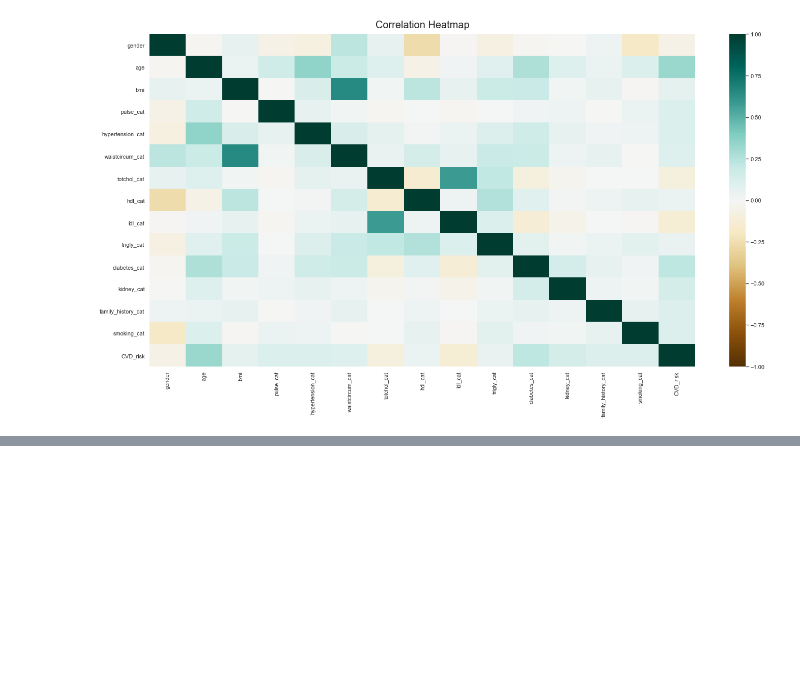
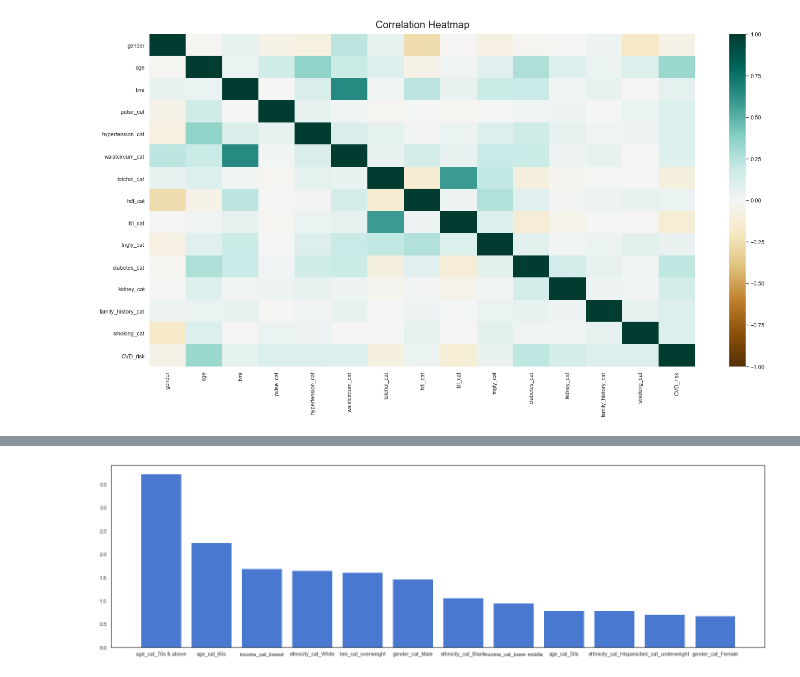
Before and after one commit to richasethi3/CVD_Prediction, a Jupyter notebook: CVD Prediction-Exploratory Data Analysis.ipynb, the cells around one changed output, grey strips where cells are left out. Cells and saved outputs as stored; diff of their text form; code cells hidden in the pictures; blank space fills up the shorter version.

```diff
--- a/CVD Prediction-Exploratory Data Analysis.ipynb
+++ b/CVD Prediction-Exploratory Data Analysis.ipynb
@@ -1118,0 +1158,20 @@ heatmap.set_title('Correlation Heatmap', fontdict={'fontsize':20}, pad=12);
+# %%
+variables=['gender_cat_Female', 'gender_cat_Male', 'age_cat_20s',
+           'age_cat_30s', 'age_cat_40s', 'age_cat_50s', 'age_cat_60s',
+           'age_cat_70s & above', 'ethnicity_cat_Black', 'ethnicity_cat_Hispanic',
+           'ethnicity_cat_Mexican', 'ethnicity_cat_Other', 'ethnicity_cat_White',
+           'income_cat_lower middle', 'income_cat_lowest', 'income_cat_middle & over',
+           'bmi_cat_underweight', 'bmi_cat_ideal', 'bmi_cat_overweight']
+d = {'Variable':[],'Odds Ratio':[],'LCB':[],'UCB':[]}
+for variable in variables:
+    CTab=pd.crosstab(df_dummies[variable],df_dummies['CVD_risk'])
+    Odds = sm.stats.Table2x2(CTab)
+    d['Variable'].append(variable)
+    d['Odds Ratio'].append(Odds.oddsratio)
+    lcb,ucb = Odds.oddsratio_confint()
+    d['LCB'].append(lcb)
+    d['UCB'].append(ucb)
+
+results = pd.DataFrame(d)
+results.sort_values(by='Odds Ratio', ascending=False, inplace=True)
+results.reset_index()
@@ -1118,0 +1196,7 @@ heatmap.set_title('Correlation Heatmap', fontdict={'fontsize':20}, pad=12);
+# %%
+plt.figure(figsize=(20,6))
+plt.bar(x='Variable',height='Odds Ratio', data=results.head(12))
+plt.tight_layout()
+plt.show()
+# %% [output]
+[figure, added]
```
Also changed, not shown: parts of 4 cells of this notebook.
